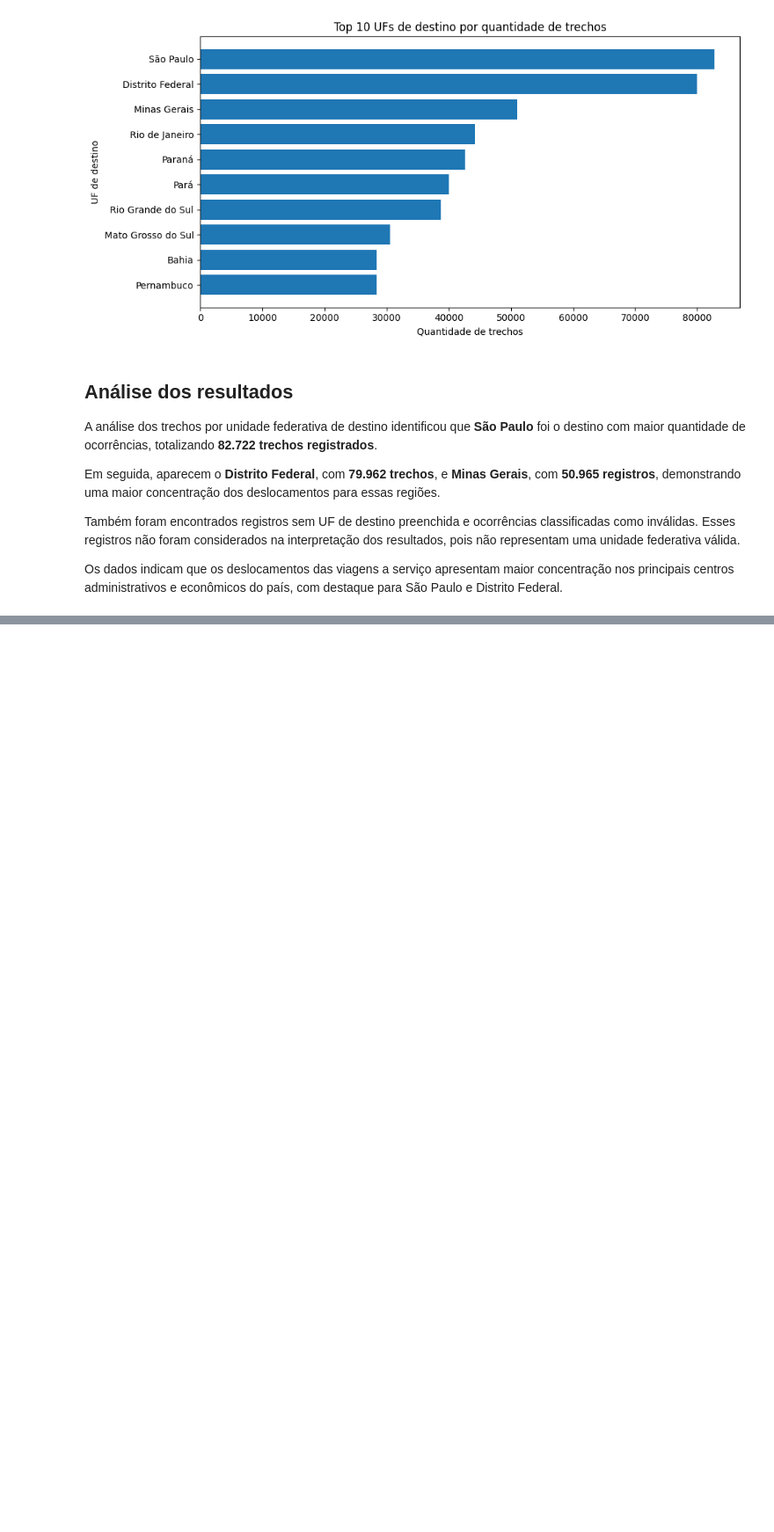
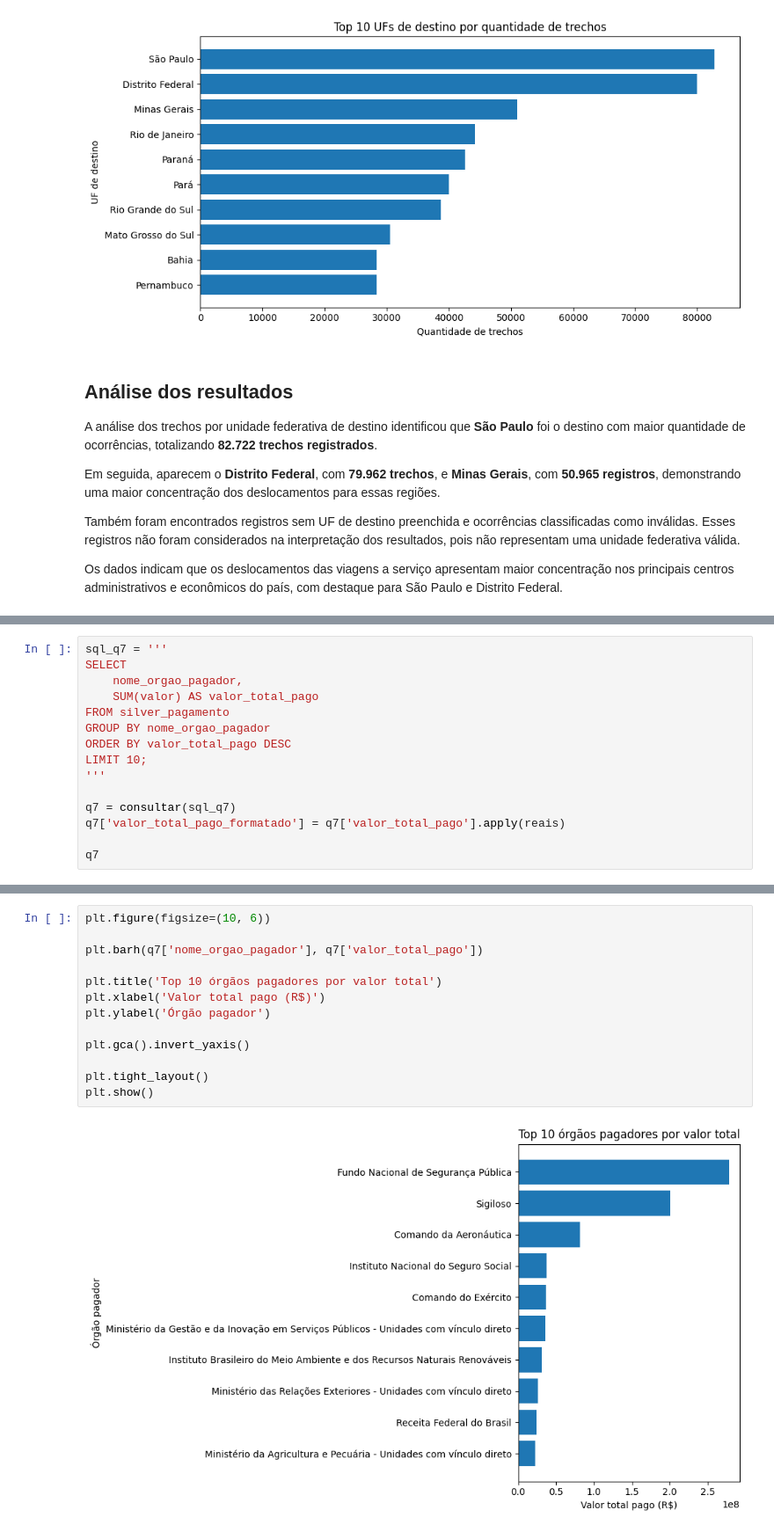
Before and after one commit to FernandaBarrosLinhares/Projeto-Final-Fernanda-Linhares, a Jupyter notebook: _MySQL/3_analise.ipynb, the cells around one changed output, grey strips where cells are left out. Shown at 88% size. Drawn from its saved outputs; the diff is of its cells as text; blank space fills up the shorter version.

Commit message:
Pergunta 7 , consulta, grafico e analise.

```diff
--- a/_MySQL/3_analise.ipynb
+++ b/_MySQL/3_analise.ipynb
@@ -590,0 +599,15 @@ Os dados indicam que os deslocamentos das viagens a serviço apresentam maior co
+# %%
+sql_q7 = '''
+SELECT
+    nome_orgao_pagador,
+    SUM(valor) AS valor_total_pago
+FROM silver_pagamento
+GROUP BY nome_orgao_pagador
+ORDER BY valor_total_pago DESC
+LIMIT 10;
+'''
+
+q7 = consultar(sql_q7)
+q7['valor_total_pago_formatado'] = q7['valor_total_pago'].apply(reais)
+
+q7
@@ -590,0 +626,15 @@ Os dados indicam que os deslocamentos das viagens a serviço apresentam maior co
+# %%
+plt.figure(figsize=(10, 6))
+
+plt.barh(q7['nome_orgao_pagador'], q7['valor_total_pago'])
+
+plt.title('Top 10 órgãos pagadores por valor total')
+plt.xlabel('Valor total pago (R$)')
+plt.ylabel('Órgão pagador')
+
+plt.gca().invert_yaxis()
+
+plt.tight_layout()
+plt.show()
+# %% [output]
+[figure, added]
```
Also changed, not shown: parts of 3 cells of this notebook.
